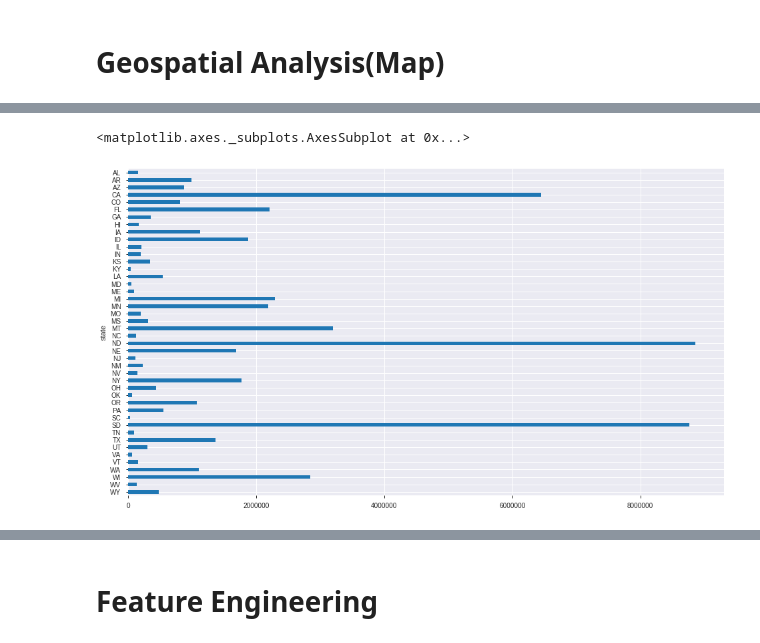
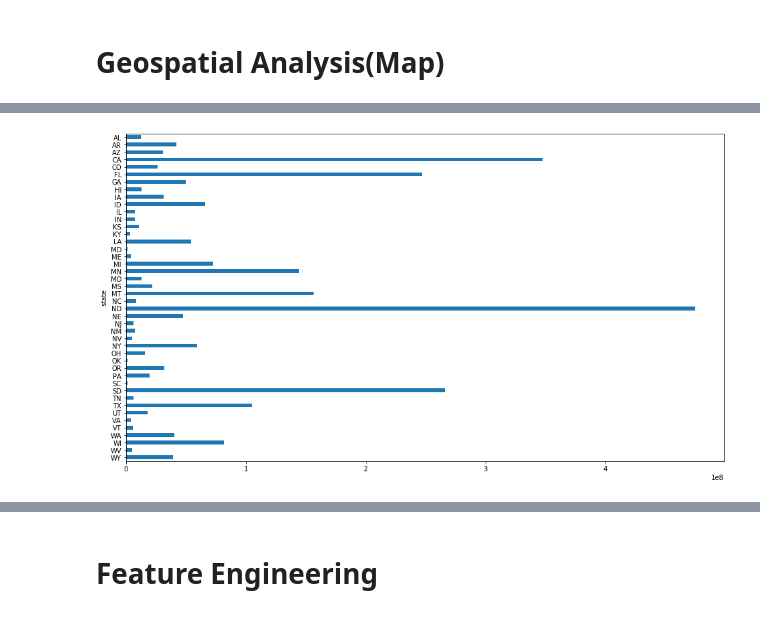
Before and after one commit to nonoumasy/honey-bee-production-1998-2012, a Jupyter notebook: Honey_Bee_Production_19989_2012.ipynb, the cells around one changed output, grey strips where cells are left out. Cells and saved outputs as stored; diff of their text form; code cells hidden in the pictures.

```diff
--- a/Honey_Bee_Production_19989_2012.ipynb
+++ b/Honey_Bee_Production_19989_2012.ipynb
@@ -116,6 +196,5 @@ plt.legend()
 # %%
 #groupby states
-honey_df.groupby('state')['stocks'].mean()[::-1].plot(kind='barh', figsize=(16,9))
+honey_df.groupby('state')['totalprod'].sum()[::-1].plot(kind='barh', figsize=(16,9));
 # %% [output]
-<matplotlib.axes._subplots.AxesSubplot at 0x...>
-[figure, old version]
+[figure, new version]
```
Also changed, not shown: parts of 11 cells of this notebook.
